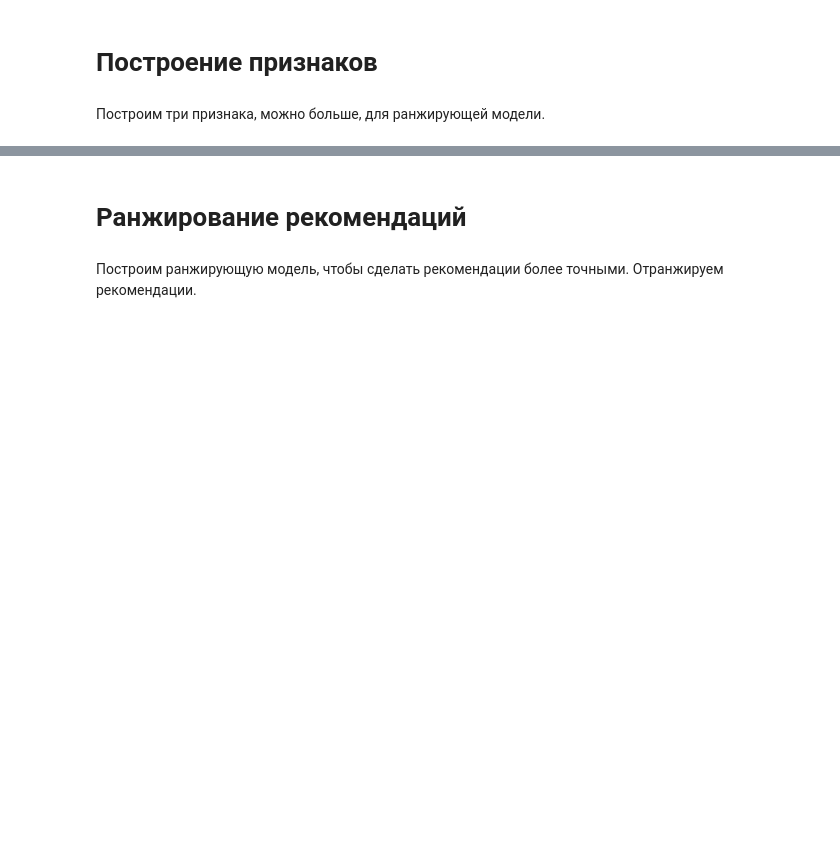
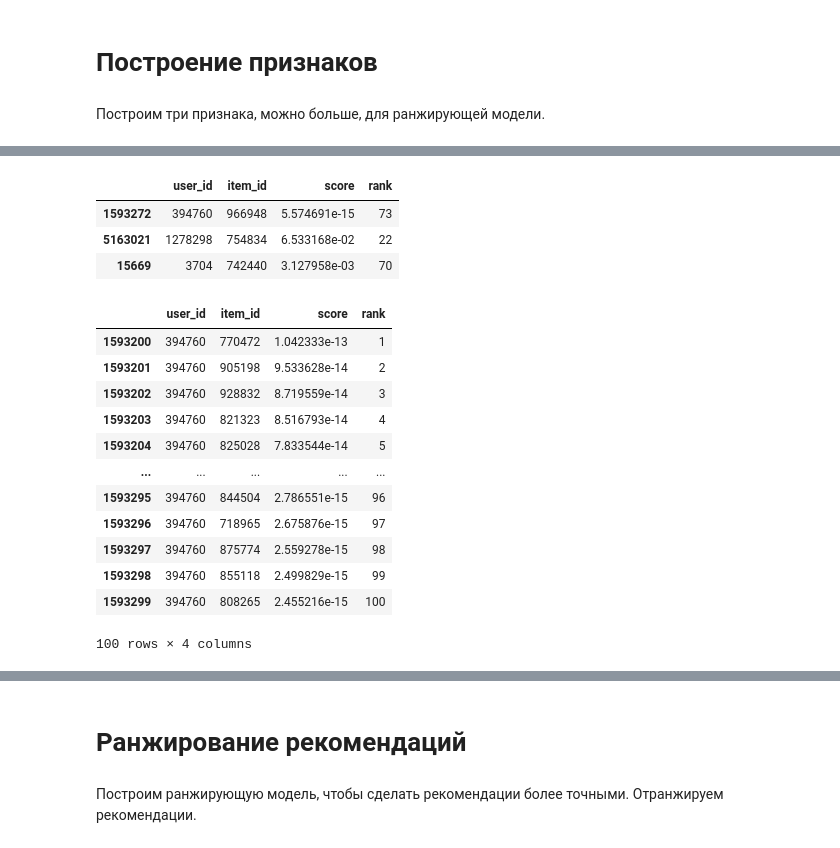
Before and after one commit to Jonzzi/mle-project-sprint-4-v001, a Jupyter notebook: recommendations.ipynb, the cells around one changed output, grey strips where cells are left out. Cells and saved outputs as stored; diff of their text form; code cells hidden in the pictures; blank space fills up the shorter version.

```diff
--- a/recommendations.ipynb
+++ b/recommendations.ipynb
@@ -1044,0 +1549,4 @@ svd_predictions[:10]
+# %%
+# оставляем только тех пользователей, что есть в тестовой выборке, для экономии ресурсов
+candidates_to_rank = als_recommendations[als_recommendations["user_id"].isin(events_test_2["user_id"].drop_duplicates())]
+print(candidates_to_rank.shape)
@@ -1044,0 +1555,2 @@ svd_predictions[:10]
+# %%
+candidates_to_rank.query("score > 0", inplace=True)
@@ -1044,0 +1562,5 @@ svd_predictions[:10]
+# %%
+candidates_to_rank.reset_index(drop=True, inplace=True)
+# %%
+candidates_to_rank.sort_values(by=['user_id', 'score'], ascending=False, inplace=True)
+candidates_to_rank["rank"] = candidates_to_rank.groupby("user_id")["score"].cumcount() + 1
@@ -1044,0 +1577,23 @@ svd_predictions[:10]
+# %%
+candidates_to_rank.sample(3)
+# %% [output]
+|  | user_id | item_id | score | rank |
+| 1593272 | 394760 | 966948 | 5.574691e-15 | 73 |
+| 5163021 | 1278298 | 754834 | 6.533168e-02 | 22 |
+| 15669 | 3704 | 742440 | 3.127958e-03 | 70 |
+# %%
+candidates_to_rank.query("user_id==394760")
+# %% [output]
+|  | user_id | item_id | score | rank |
+| 1593200 | 394760 | 770472 | 1.042333e-13 | 1 |
+| 1593201 | 394760 | 905198 | 9.533628e-14 | 2 |
+| 1593202 | 394760 | 928832 | 8.719559e-14 | 3 |
+| 1593203 | 394760 | 821323 | 8.516793e-14 | 4 |
+| 1593204 | 394760 | 825028 | 7.833544e-14 | 5 |
+| ... | ... | ... | ... | ... |
+| 1593295 | 394760 | 844504 | 2.786551e-15 | 96 |
+| 1593296 | 394760 | 718965 | 2.675876e-15 | 97 |
+| 1593297 | 394760 | 875774 | 2.559278e-15 | 98 |
+| 1593298 | 394760 | 855118 | 2.499829e-15 | 99 |
+| 1593299 | 394760 | 808265 | 2.455216e-15 | 100 |
+100 rows × 4 columns
```
Also changed, not shown: parts of 146 cells of this notebook.
